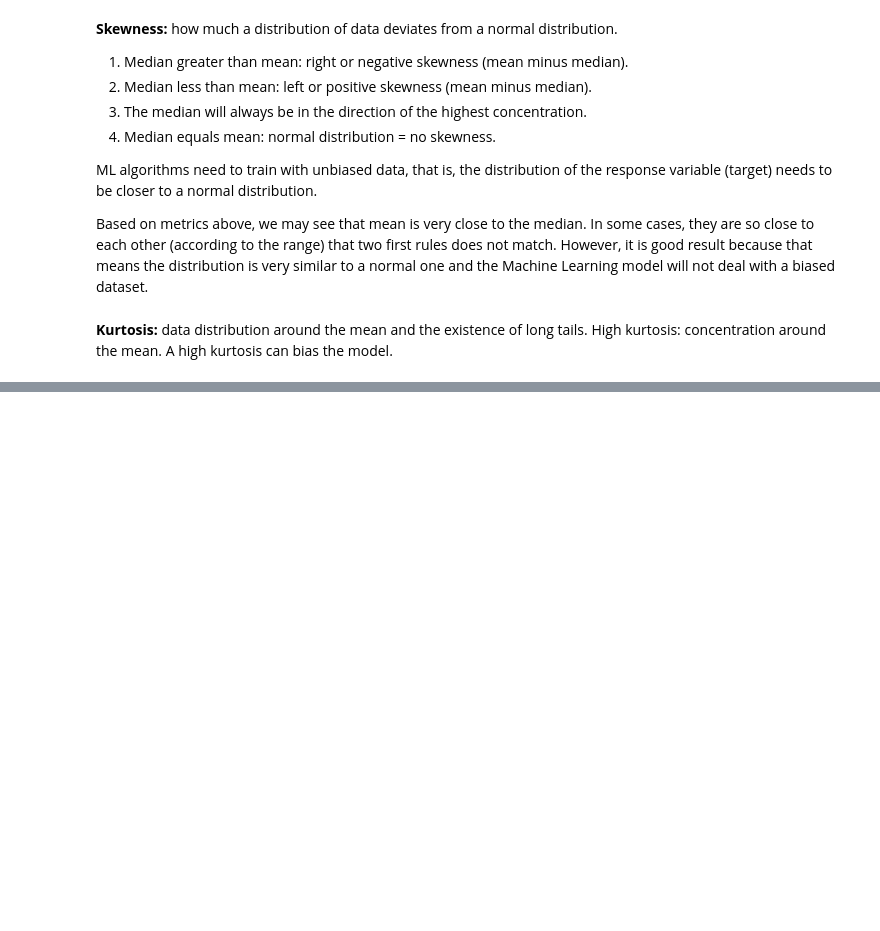
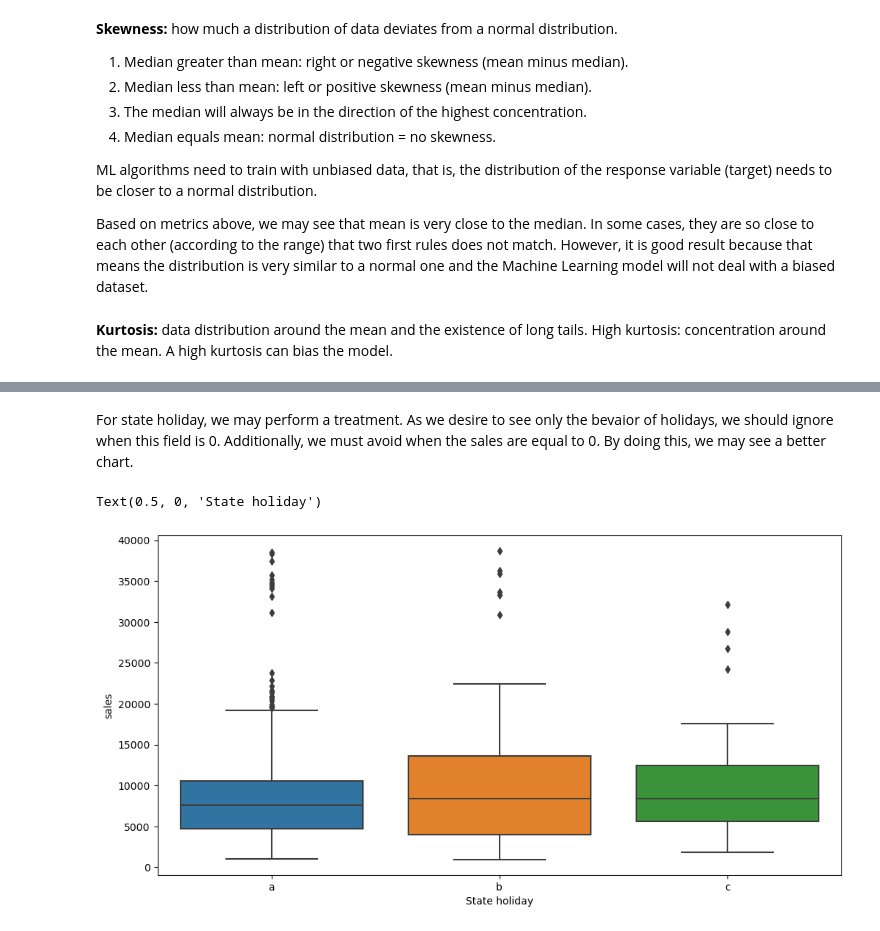
Before and after one commit to lucasquemelli/Rossman_Store_Sales, a Jupyter notebook: rossmann_store_sales.ipynb, the cells around one changed output, grey strips where cells are left out. Saved outputs shown, nothing was run; the diff lists cells and outputs as text; code cells hidden in the pictures; blank space fills up the shorter version.

```diff
--- a/rossmann_store_sales.ipynb
+++ b/rossmann_store_sales.ipynb
@@ -539,0 +582,11 @@ sns.distplot(df1["competition_open_since_year"])
+# %% [markdown]
+For state holiday, we may perform a treatment. As we desire to see only the bevaior of holidays, we should ignore when this field is 0. Additionally, we must avoid when the sales are equal to 0. By doing this, we may see a better chart.
+# %%
+plt.figure(figsize = (12, 6))
+
+aux1 = df1[(df1["state_holiday"] != "0") & (df1["sales"] > 0)]
+sns.boxplot(x="state_holiday" , y="sales", data=aux1)
+plt.xlabel("State holiday", fontsize=10)
+# %% [output]
+Text(0.5, 0, 'State holiday')
+[figure, added]
```
Also changed, not shown: parts of 17 cells of this notebook.
